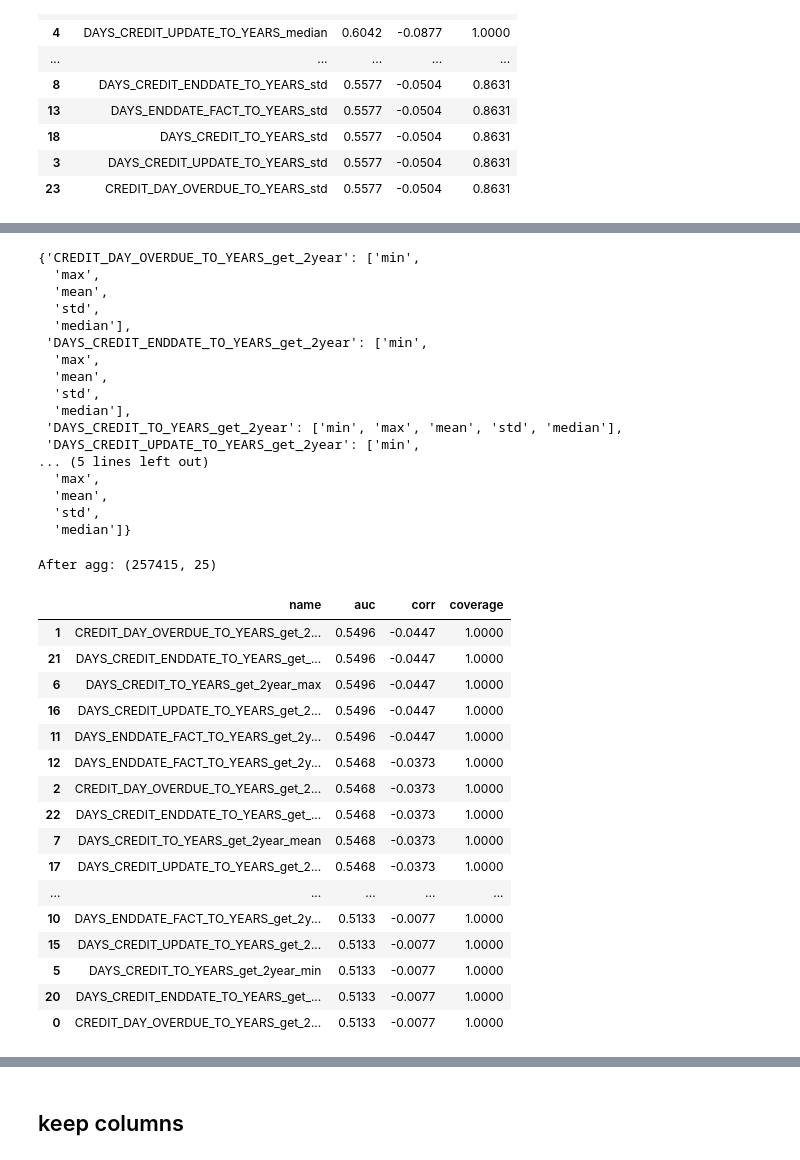
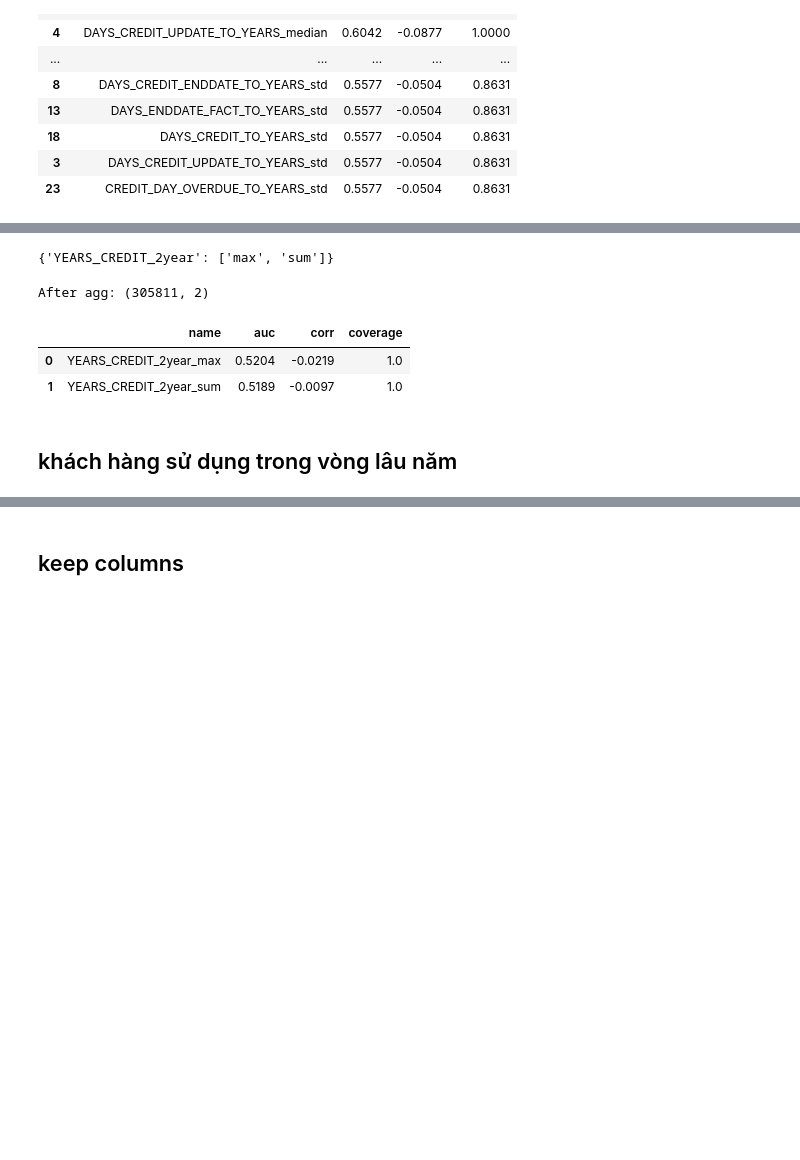
Before and after one commit to ongxuanhong/data-science-mini-course, a Jupyter notebook: 04_feature_engineering/002_bureau.ipynb, the cells around one changed output, grey strips where cells are left out. Saved outputs shown, nothing was run; the diff lists cells and outputs as text; code cells hidden in the pictures; blank space fills up the shorter version.

```diff
--- a/04_feature_engineering/002_bureau.ipynb
+++ b/04_feature_engineering/002_bureau.ipynb
@@ -335,42 +315,20 @@ After agg: (286197, 25)
 # %%
-pdf_filtered022 = pdf_years.query("DAYS_CREDIT_TO_YEARS >= 2").set_index("SK_ID_CURR").add_suffix("_get_2year").reset_index()
-pdf_agg022 = agg_common_data(pdf_filtered022, ["min", "max", "mean", "std", "median"])
+pdf_filtered022 = pdf_years[["SK_ID_CURR", "DAYS_CREDIT_TO_YEARS"]].copy()
+pdf_filtered022["YEARS_CREDIT_2year"] = 0
+idx_query = (pdf_years["DAYS_CREDIT_TO_YEARS"] >= 2) & (pdf_years["DAYS_CREDIT_TO_YEARS"] < 3)
+pdf_filtered022.loc[idx_query, "YEARS_CREDIT_2year"] = 1
+pdf_filtered022.drop(columns=["DAYS_CREDIT_TO_YEARS"], inplace=True)
+
+#
+pdf_agg022 = agg_common_data(pdf_filtered022, ["max", "sum"])
 eval_agg022 = feature_evaluate(pdf_train_filtered, pdf_agg022.reset_index())
 display(eval_agg022)
 # %% [output]
-{'CREDIT_DAY_OVERDUE_TO_YEARS_get_2year': ['min',
-  'max',
-  'mean',
-  'std',
-  'median'],
- 'DAYS_CREDIT_ENDDATE_TO_YEARS_get_2year': ['min',
-  'max',
-  'mean',
-  'std',
-  'median'],
- 'DAYS_CREDIT_TO_YEARS_get_2year': ['min', 'max', 'mean', 'std', 'median'],
- 'DAYS_CREDIT_UPDATE_TO_YEARS_get_2year': ['min',
-... (5 lines left out)
-  'max',
-  'mean',
-  'std',
-  'median']}
+{'YEARS_CREDIT_2year': ['max', 'sum']}
-After agg: (257415, 25)
+After agg: (305811, 2)
 |  | name | auc | corr | coverage |
-| 1 | CREDIT_DAY_OVERDUE_TO_YEARS_get_2... | 0.5496 | -0.0447 | 1.0000 |
-| 21 | DAYS_CREDIT_ENDDATE_TO_YEARS_get_... | 0.5496 | -0.0447 | 1.0000 |
-| 6 | DAYS_CREDIT_TO_YEARS_get_2year_max | 0.5496 | -0.0447 | 1.0000 |
-| 16 | DAYS_CREDIT_UPDATE_TO_YEARS_get_2... | 0.5496 | -0.0447 | 1.0000 |
-| 11 | DAYS_ENDDATE_FACT_TO_YEARS_get_2y... | 0.5496 | -0.0447 | 1.0000 |
-| 12 | DAYS_ENDDATE_FACT_TO_YEARS_get_2y... | 0.5468 | -0.0373 | 1.0000 |
-| 2 | CREDIT_DAY_OVERDUE_TO_YEARS_get_2... | 0.5468 | -0.0373 | 1.0000 |
-| 22 | DAYS_CREDIT_ENDDATE_TO_YEARS_get_... | 0.5468 | -0.0373 | 1.0000 |
-| 7 | DAYS_CREDIT_TO_YEARS_get_2year_mean | 0.5468 | -0.0373 | 1.0000 |
-| 17 | DAYS_CREDIT_UPDATE_TO_YEARS_get_2... | 0.5468 | -0.0373 | 1.0000 |
-| ... | ... | ... | ... | ... |
-| 10 | DAYS_ENDDATE_FACT_TO_YEARS_get_2y... | 0.5133 | -0.0077 | 1.0000 |
-| 15 | DAYS_CREDIT_UPDATE_TO_YEARS_get_2... | 0.5133 | -0.0077 | 1.0000 |
-| 5 | DAYS_CREDIT_TO_YEARS_get_2year_min | 0.5133 | -0.0077 | 1.0000 |
-| 20 | DAYS_CREDIT_ENDDATE_TO_YEARS_get_... | 0.5133 | -0.0077 | 1.0000 |
-| 0 | CREDIT_DAY_OVERDUE_TO_YEARS_get_2... | 0.5133 | -0.0077 | 1.0000 |
+| 0 | YEARS_CREDIT_2year_max | 0.5204 | -0.0219 | 1.0 |
+| 1 | YEARS_CREDIT_2year_sum | 0.5189 | -0.0097 | 1.0 |
+# %% [markdown]
+## khách hàng sử dụng trong vòng lâu năm
 # %%
```
Also changed, not shown: parts of 8 cells of this notebook.
